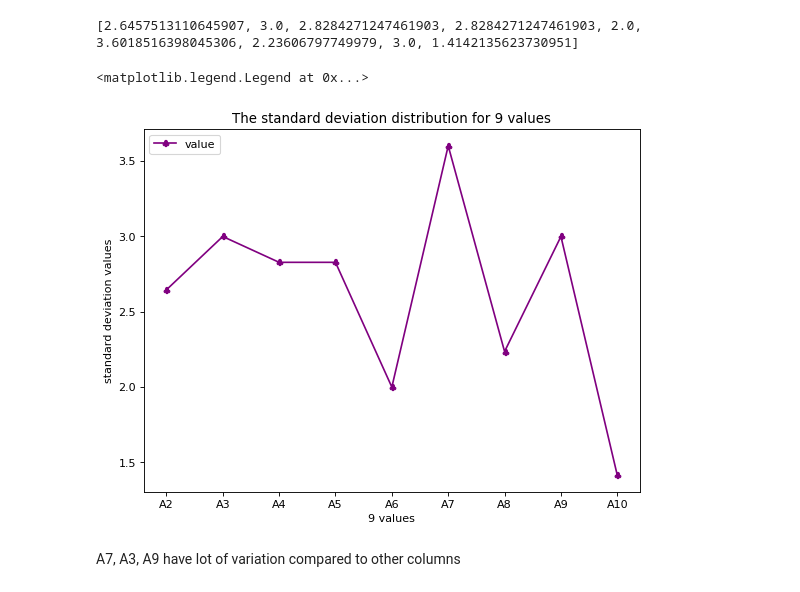
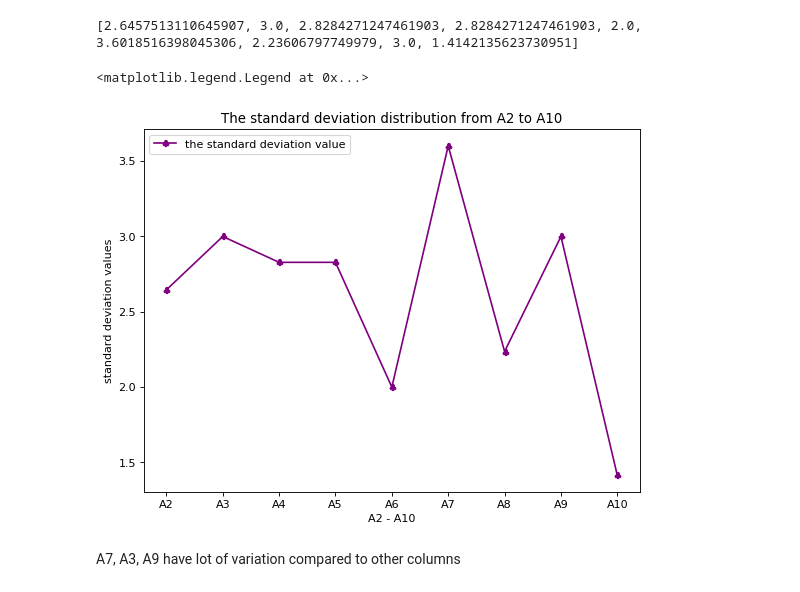
Before and after one commit to psiddam/FA18INFO-G9-PythonProject, a Jupyter notebook: Phase2/Code/Final Project Phase2.ipynb, the cells around one changed output. Drawn from its saved outputs; the diff is of its cells as text; code cells hidden in the pictures.

```diff
--- a/Phase2/Code/Final Project Phase2.ipynb
+++ b/Phase2/Code/Final Project Phase2.ipynb
@@ -304,17 +304,17 @@ print(sdlist)
 # %%
 plt.figure(figsize=(8,6), dpi=80)
 plt.subplot(111)
 x=np.array([2,3,4,5,6,7,8,9,10])
 y=np.array(sdlist)
-plt.plot(x, y,'-o',c="purple",marker=r'$\clubsuit$',label="value")
+plt.plot(x, y,'-o',c="purple",marker=r'$\clubsuit$',label="the standard deviation value")
 plt.xticks(np.linspace(2,10,9,endpoint=True), ("A2","A3","A4","A5","A6","A7","A8","A9","A10"))
-plt.xlabel ('9 values')
+plt.xlabel ('A2 - A10')
 plt.ylabel ('standard deviation values')
-plt.title ('The standard deviation distribution for 9 values')
+plt.title ('The standard deviation distribution from A2 to A10')
 plt.legend(loc='upper left')
 # %% [output]
 <matplotlib.legend.Legend at 0x...>
-[figure, old version]
+[figure, new version]
 # %% [markdown]
 A7, A3, A9 have lot of variation compared to other columns
 # %% [markdown]
```
